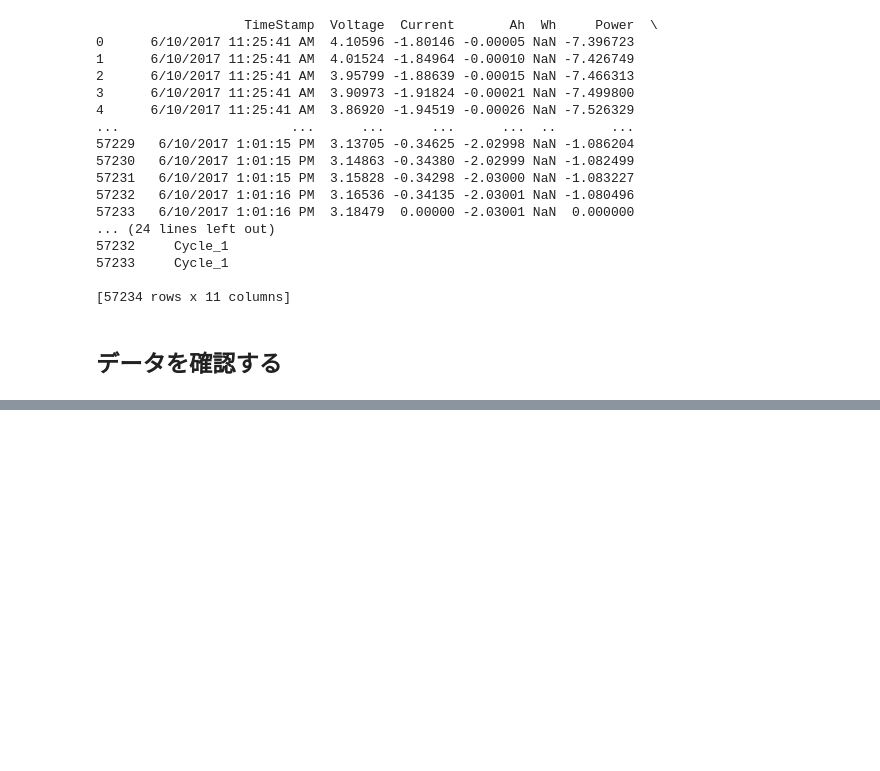
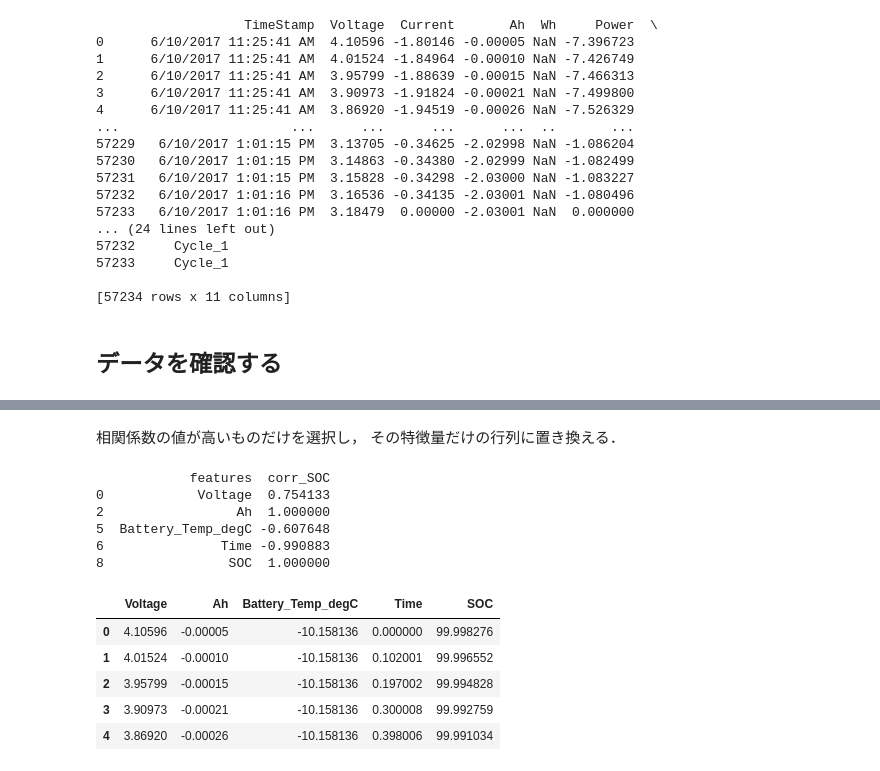
Before and after one commit to takatoshiinaoka/google_colaboratory, a Jupyter notebook: ゼロから始める機械学習1.ipynb, the cells around one changed output, grey strips where cells are left out. Cells and saved outputs as stored; diff of their text form; code cells hidden in the pictures; blank space fills up the shorter version.

```diff
--- a/ゼロから始める機械学習1.ipynb
+++ b/ゼロから始める機械学習1.ipynb
@@ -66,0 +134,8 @@ df.head()
+# %%
+df_copy = df.copy()
+df_copy = df_copy.drop(["TimeStamp","Drive Cycle"], axis=1) #数値じゃない特徴量を除去
+
+#SOCとの相関係数のみ抽出
+corr_y = pd.DataFrame({"features":df_copy.columns,"corr_SOC":corr_matrix["SOC"]},index=None)
+corr_y = corr_y.reset_index(drop=True)
+corr_y.style.background_gradient()
@@ -66,0 +153,24 @@ df.head()
+# %% [markdown]
+相関係数の値が高いものだけを選択し，
+その特徴量だけの行列に置き換える．
+# %%
+select_cols = corr_y[corr_y["corr_SOC"].abs()>0.5] #相関係数の絶対値が0.5より大きいものを選択
+print(select_cols)
+
+select_cols = list(select_cols["features"])
+
+df_new = df.loc[:,select_cols] # 選択した特徴量の行列のみ抽出
+df_new.head()
+# %% [output]
+            features  corr_SOC
+0            Voltage  0.754133
+2                 Ah  1.000000
+5  Battery_Temp_degC -0.607648
+6               Time -0.990883
+8                SOC  1.000000
+|  | Voltage | Ah | Battery_Temp_degC | Time | SOC |
+| 0 | 4.10596 | -0.00005 | -10.158136 | 0.000000 | 99.998276 |
+| 1 | 4.01524 | -0.00010 | -10.158136 | 0.102001 | 99.996552 |
+| 2 | 3.95799 | -0.00015 | -10.158136 | 0.197002 | 99.994828 |
+| 3 | 3.90973 | -0.00021 | -10.158136 | 0.300008 | 99.992759 |
+| 4 | 3.86920 | -0.00026 | -10.158136 | 0.398006 | 99.991034 |
```
Also changed, not shown: parts of 14 cells of this notebook.
